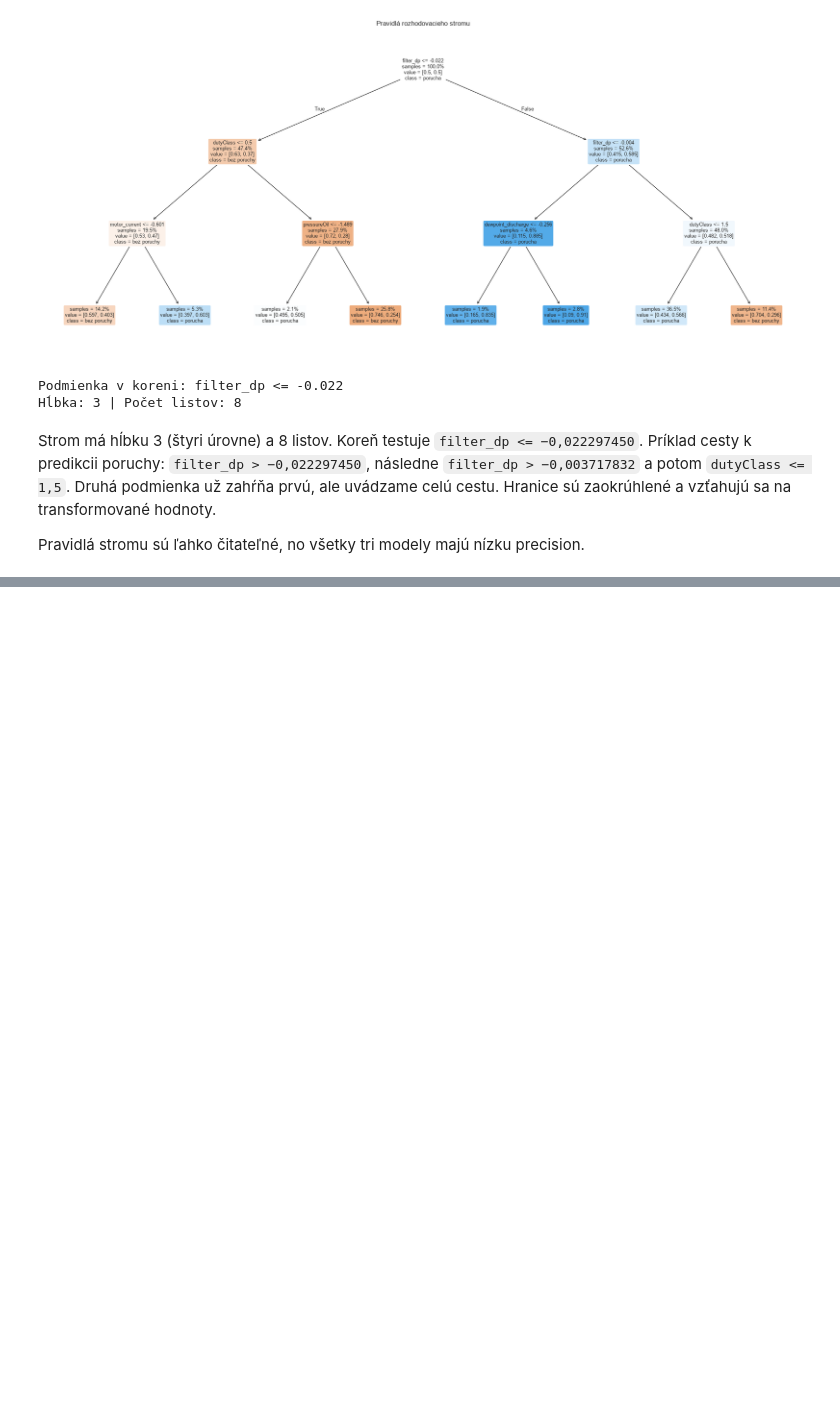
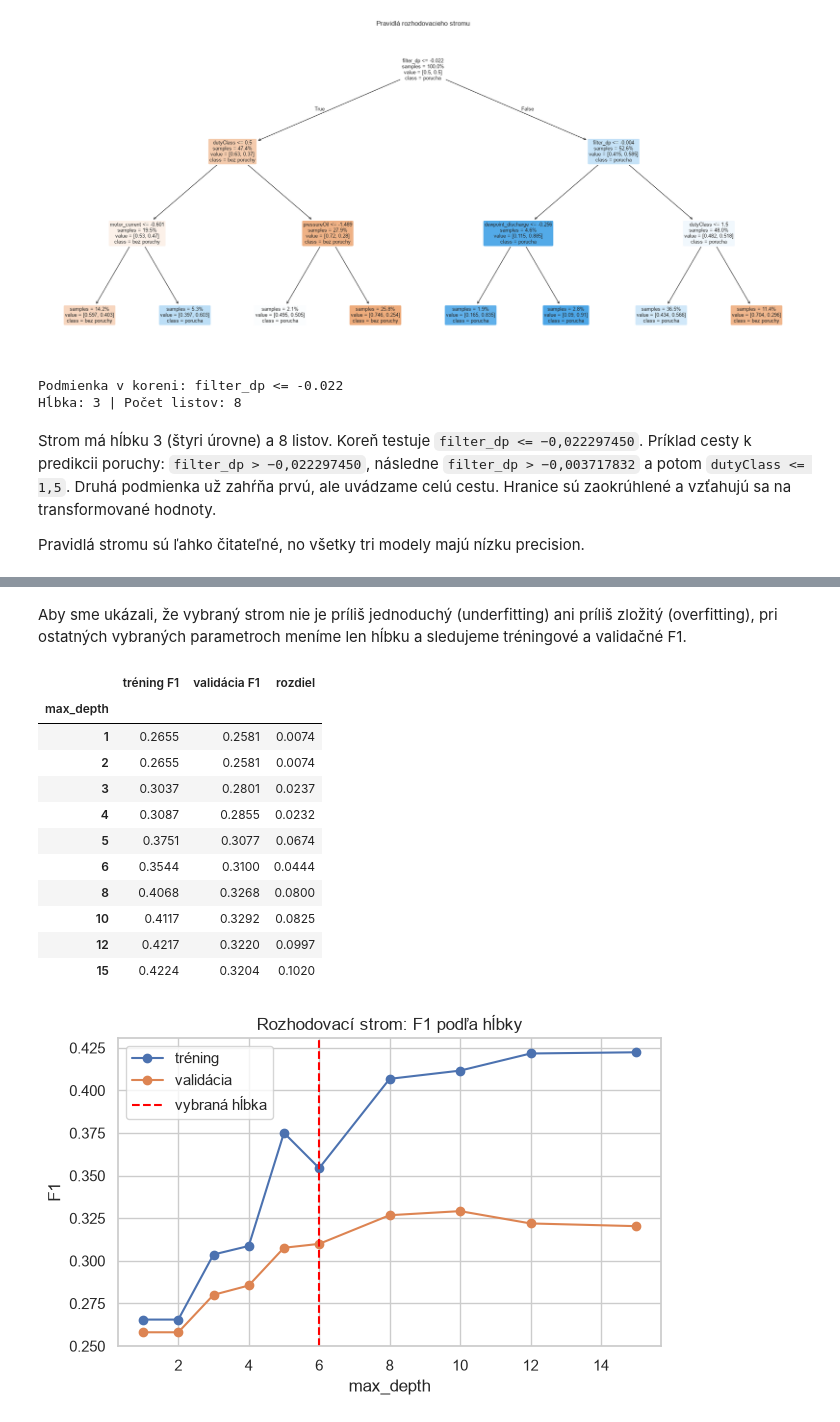
Before and after one commit to kavonada/IAU_zadanie, a Jupyter notebook: projekt.ipynb, the cells around one changed output, grey strips where cells are left out. Cells and saved outputs as stored; diff of their text form; code cells hidden in the pictures; blank space fills up the shorter version.

```diff
--- a/projekt.ipynb
+++ b/projekt.ipynb
@@ -2594,0 +2655,17 @@ Pravidlá stromu sú ľahko čitateľné, no všetky tri modely majú nízku pre
+# %%
+tree_base_33 = DecisionTreeClassifier(class_weight="balanced", random_state=42)
+tree_grid_33 = {
+    "criterion": ["gini", "entropy"],
+    "max_depth": [2, 3, 4, 5, 6, 8, 10, None],
+    "min_samples_leaf": [20, 50, 100, 200],
+}
+tree_table_33, tree_best_33 = tune_on_validation(tree_base_33, tree_grid_33)
+display(tree_table_33[list(tree_grid_33) + SHOW_33].head(10).round(4))
+
+mask_32 = ((tree_table_33["criterion"] == "entropy") & (tree_table_33["max_depth"] == 3)
+           & (tree_table_33["min_samples_leaf"] == 100))
+display(pd.concat({
+    "nastavenie z 3.2": tree_table_33[mask_32],
+    "vybrané v 3.3": tree_table_33[tree_table_33["vybrané"]],
+})[list(tree_grid_33) + SHOW_33[:-1]].round(4))
+print("Vybrané:", tree_best_33)
@@ -2594,0 +2690,42 @@ Pravidlá stromu sú ľahko čitateľné, no všetky tri modely majú nízku pre
+# %% [markdown]
+Aby sme ukázali, že vybraný strom nie je príliš jednoduchý (underfitting) ani príliš zložitý (overfitting), pri ostatných vybraných parametroch meníme len hĺbku a sledujeme tréningové a validačné F1.
+# %%
+depths_33 = [1, 2, 3, 4, 5, 6, 8, 10, 12, 15]
+depth_rows_33 = []
+for depth in depths_33:
+    model = clone(tree_base_33).set_params(**{**tree_best_33, "max_depth": depth})
+    pipe = make_model_pipeline(model).fit(X_fit_31, y_fit_31)
+    depth_rows_33.append({
+        "max_depth": depth,
+        "tréning F1": metrics_33(pipe, X_fit_31, y_fit_31)["F1"],
+        "validácia F1": metrics_33(pipe, X_val_31, y_val_31)["F1"],
+    })
+depth_curve_33 = pd.DataFrame(depth_rows_33).set_index("max_depth")
+depth_curve_33["rozdiel"] = depth_curve_33["tréning F1"] - depth_curve_33["validácia F1"]
+display(depth_curve_33.round(4))
+
+plt.figure(figsize=(7, 4))
+plt.plot(depths_33, depth_curve_33["tréning F1"], "o-", label="tréning")
+plt.plot(depths_33, depth_curve_33["validácia F1"], "o-", label="validácia")
+if tree_best_33["max_depth"] is not None:
+    plt.axvline(tree_best_33["max_depth"], color="red", linestyle="--", label="vybraná hĺbka")
+plt.xlabel("max_depth")
+plt.ylabel("F1")
+plt.title("Rozhodovací strom: F1 podľa hĺbky")
+plt.legend()
+plt.grid(True)
+plt.show()
+# %% [output]
+|  | tréning F1 | validácia F1 | rozdiel |
+| max_depth |  |  |  |
+| 1 | 0.2655 | 0.2581 | 0.0074 |
+| 2 | 0.2655 | 0.2581 | 0.0074 |
+| 3 | 0.3037 | 0.2801 | 0.0237 |
+| 4 | 0.3087 | 0.2855 | 0.0232 |
+| 5 | 0.3751 | 0.3077 | 0.0674 |
+| 6 | 0.3544 | 0.3100 | 0.0444 |
+| 8 | 0.4068 | 0.3268 | 0.0800 |
+| 10 | 0.4117 | 0.3292 | 0.0825 |
+| 12 | 0.4217 | 0.3220 | 0.0997 |
+| 15 | 0.4224 | 0.3204 | 0.1020 |
+[figure, added]
```
Also changed, not shown: parts of 55 cells of this notebook.
